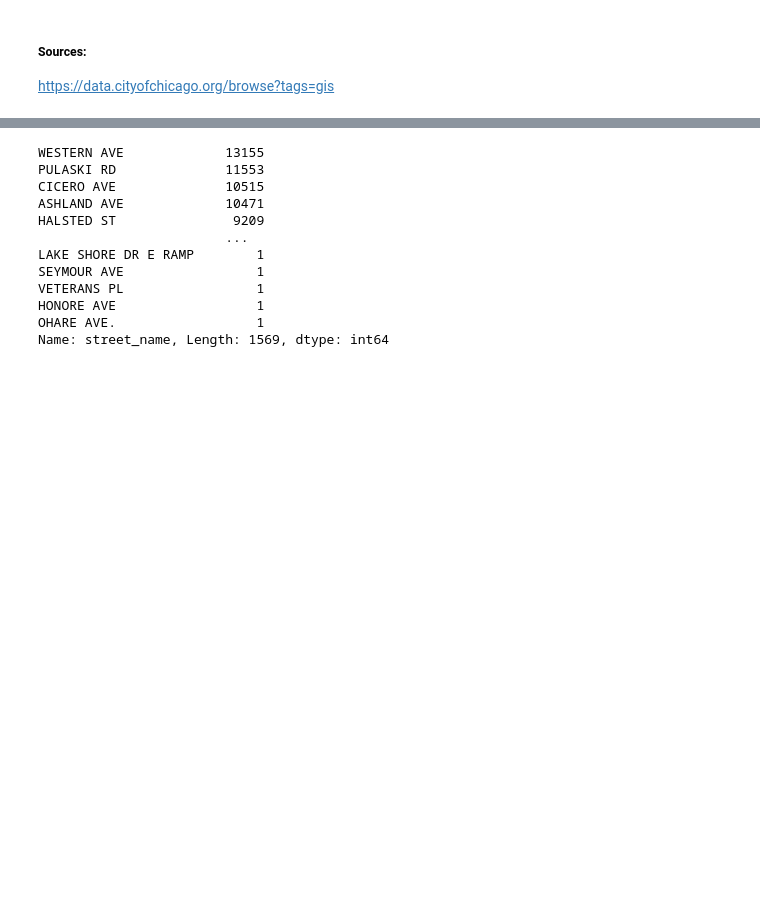
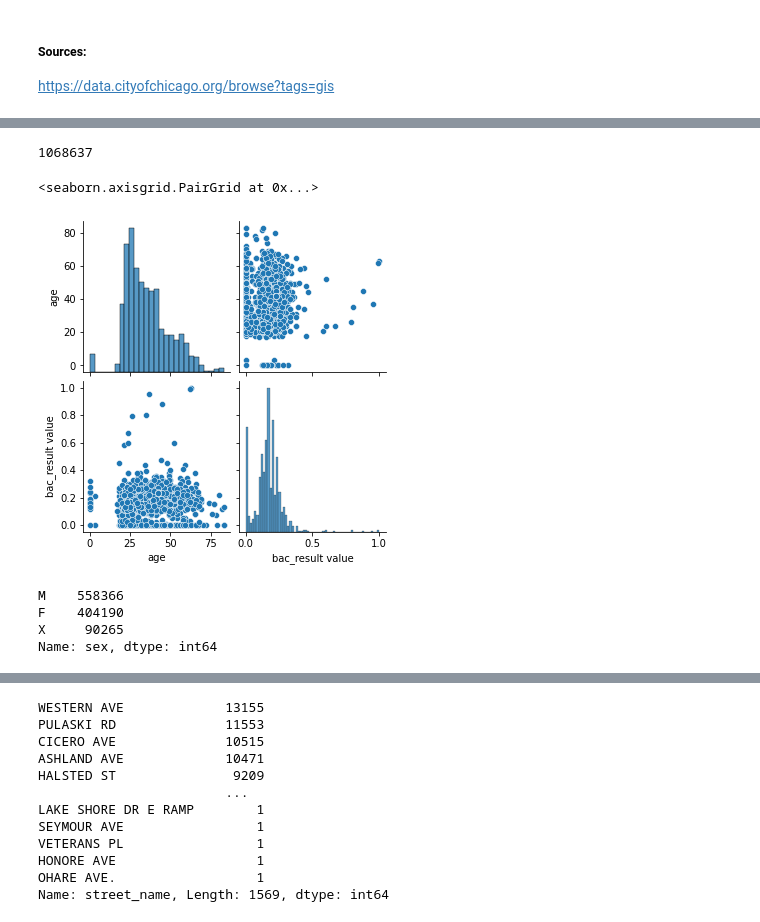
Before and after one commit to marcosvppfernandes/chicagoteam_quanggang, a Jupyter notebook: jamie_notebook.ipynb, the cells around one changed output, grey strips where cells are left out. Saved outputs shown, nothing was run; the diff lists cells and outputs as text; code cells hidden in the pictures; blank space fills up the shorter version.

```diff
--- a/jamie_notebook.ipynb
+++ b/jamie_notebook.ipynb
@@ -84,3 +84,5 @@ All crashes are recorded as per the format specified in the Traffic Crash Report
 # read in file
 # Source: https://data.cityofchicago.org/Transportation/Traffic-Crashes-Crashes/85ca-t3if
 data = pd.read_csv('traffic_crashes_chicago.csv')
+# %%
+people = pd.read_csv('traffic_crashes_people.csv', low_memory=False)
@@ -87,3 +134,5 @@ data = pd.read_csv('traffic_crashes_chicago.csv')
+# %%
+people.columns = [people.columns[i].lower() for i in range(len(people.columns))]
 # %%
 data.head()
 # %% [output]
@@ -146,0 +208,18 @@ https://data.cityofchicago.org/browse?tags=gis
+# %%
+len(people['bac_result'])
+# %% [output]
+1068637
+# %%
+people_num = people[['zipcode', 'age', 'bac_result value']].dropna()
+# %%
+sns.pairplot(people_num)
+# %% [output]
+<seaborn.axisgrid.PairGrid at 0x...>
+[figure, added]
+# %%
+people.sex.value_counts()
+# %% [output]
+M    558366
+F    404190
+X     90265
+Name: sex, dtype: int64
```
Also changed, not shown: parts of 24 cells of this notebook.
